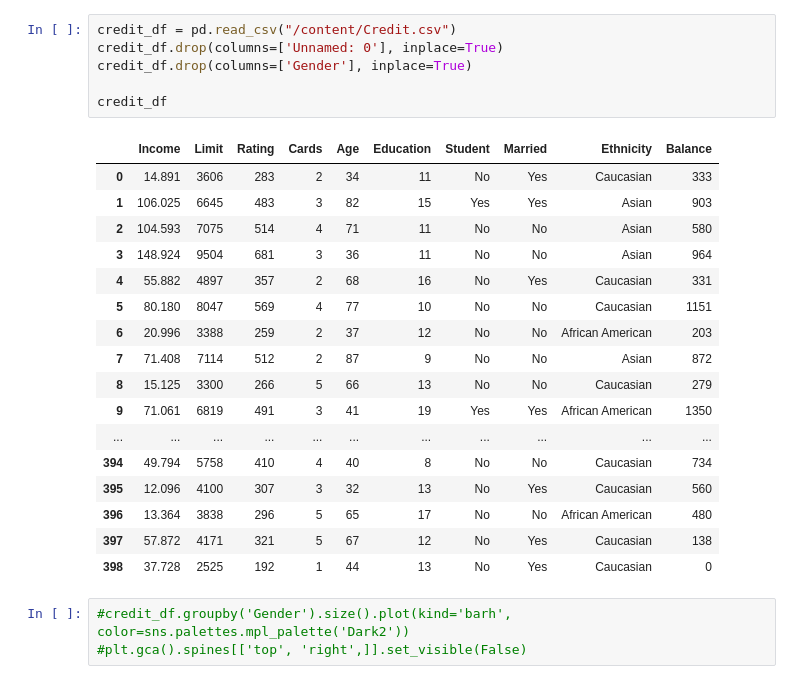
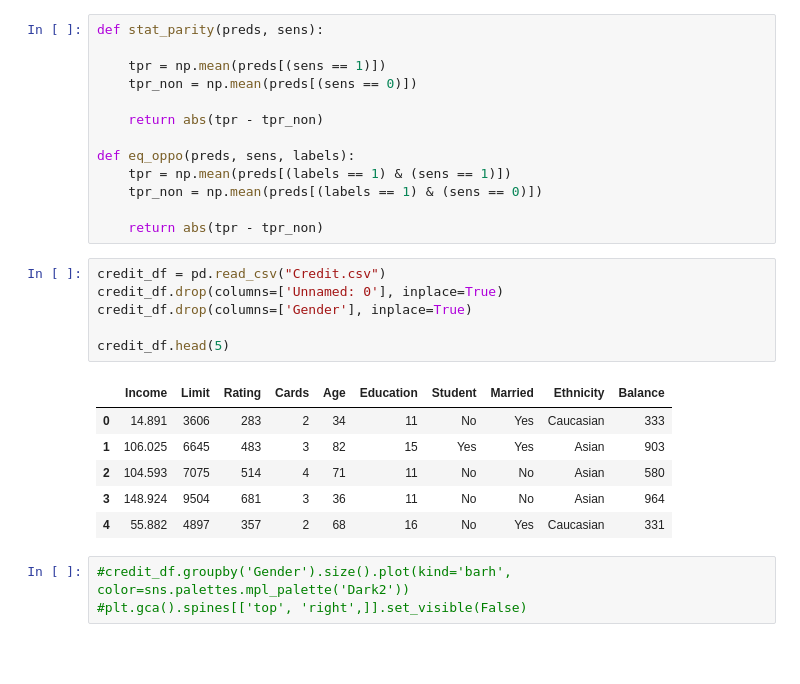
Before and after one commit to Xiaoyan-Zhang146/Bias_in_Credit_Scoring, a Jupyter notebook: 531_Project.ipynb, the cells around one changed output. Saved outputs shown, nothing was run; the diff lists cells and outputs as text; blank space fills up the shorter version.

```diff
--- a/531_Project.ipynb
+++ b/531_Project.ipynb
@@ -56,27 +42,29 @@ def eq_oppo(preds, sens, labels):
+# %%
+def stat_parity(preds, sens):
+
+    tpr = np.mean(preds[(sens == 1)])
+    tpr_non = np.mean(preds[(sens == 0)])
+
+    return abs(tpr - tpr_non)
+
+def eq_oppo(preds, sens, labels):
+    tpr = np.mean(preds[(labels == 1) & (sens == 1)])
+    tpr_non = np.mean(preds[(labels == 1) & (sens == 0)])
+
+    return abs(tpr - tpr_non)
 # %%
-credit_df = pd.read_csv("/content/Credit.csv")
+credit_df = pd.read_csv("Credit.csv")
 credit_df.drop(columns=['Unnamed: 0'], inplace=True)
 credit_df.drop(columns=['Gender'], inplace=True)
 
-credit_df
+credit_df.head(5)
 # %% [output]
 |  | Income | Limit | Rating | Cards | Age | Education | Student | Married | Ethnicity | Balance |
 | 0 | 14.891 | 3606 | 283 | 2 | 34 | 11 | No | Yes | Caucasian | 333 |
 | 1 | 106.025 | 6645 | 483 | 3 | 82 | 15 | Yes | Yes | Asian | 903 |
 | 2 | 104.593 | 7075 | 514 | 4 | 71 | 11 | No | No | Asian | 580 |
 | 3 | 148.924 | 9504 | 681 | 3 | 36 | 11 | No | No | Asian | 964 |
 | 4 | 55.882 | 4897 | 357 | 2 | 68 | 16 | No | Yes | Caucasian | 331 |
-| 5 | 80.180 | 8047 | 569 | 4 | 77 | 10 | No | No | Caucasian | 1151 |
-| 6 | 20.996 | 3388 | 259 | 2 | 37 | 12 | No | No | African American | 203 |
-| 7 | 71.408 | 7114 | 512 | 2 | 87 | 9 | No | No | Asian | 872 |
-| 8 | 15.125 | 3300 | 266 | 5 | 66 | 13 | No | No | Caucasian | 279 |
-| 9 | 71.061 | 6819 | 491 | 3 | 41 | 19 | Yes | Yes | African American | 1350 |
-| ... | ... | ... | ... | ... | ... | ... | ... | ... | ... | ... |
-| 394 | 49.794 | 5758 | 410 | 4 | 40 | 8 | No | No | Caucasian | 734 |
-| 395 | 12.096 | 4100 | 307 | 3 | 32 | 13 | No | Yes | Caucasian | 560 |
-| 396 | 13.364 | 3838 | 296 | 5 | 65 | 17 | No | No | African American | 480 |
-| 397 | 57.872 | 4171 | 321 | 5 | 67 | 12 | No | Yes | Caucasian | 138 |
-| 398 | 37.728 | 2525 | 192 | 1 | 44 | 13 | No | Yes | Caucasian | 0 |
 # %%
 #credit_df.groupby('Gender').size().plot(kind='barh', color=sns.palettes.mpl_palette('Dark2'))
 #plt.gca().spines[['top', 'right',]].set_visible(False)
```
Also changed, not shown: parts of 35 cells of this notebook.
